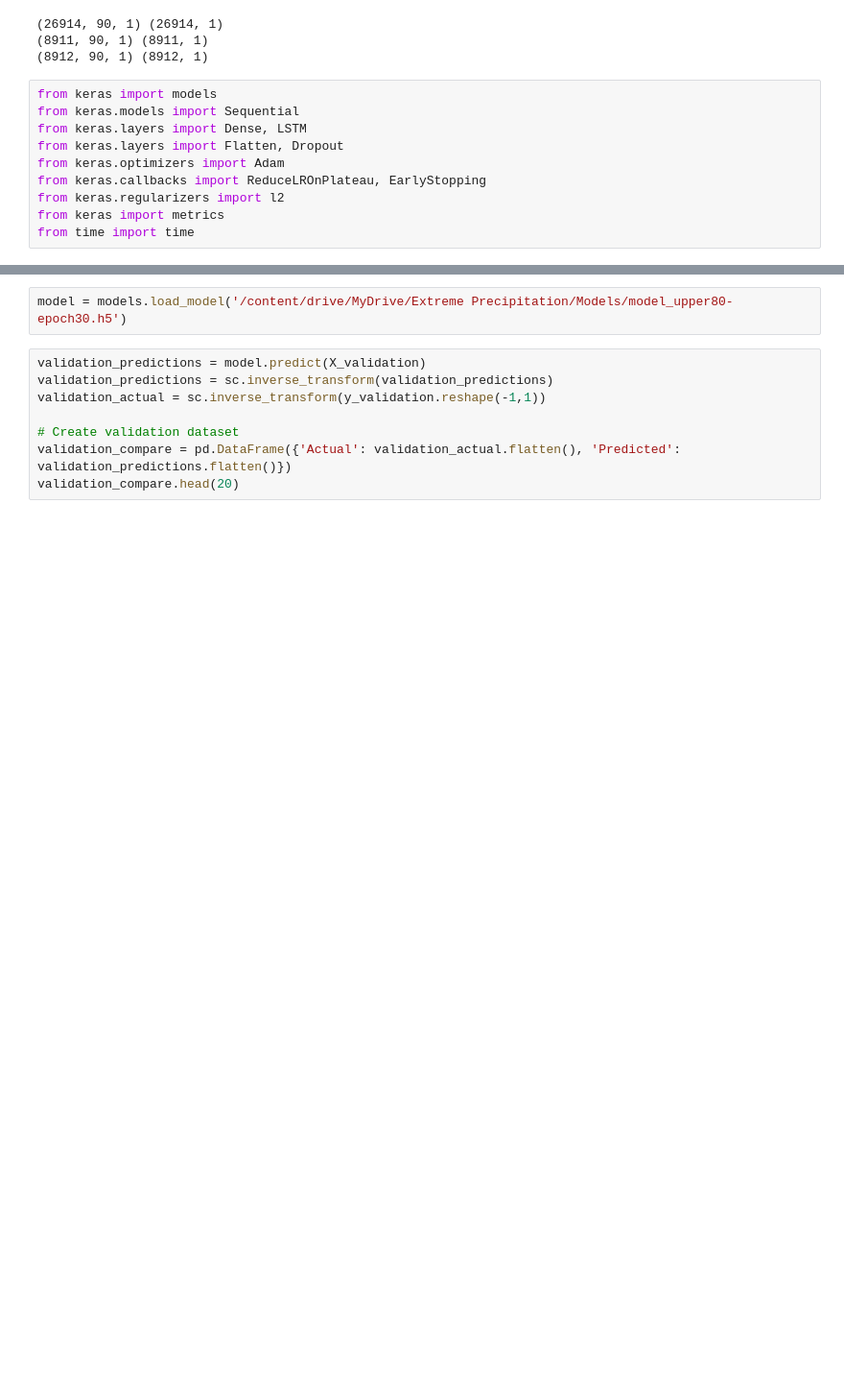
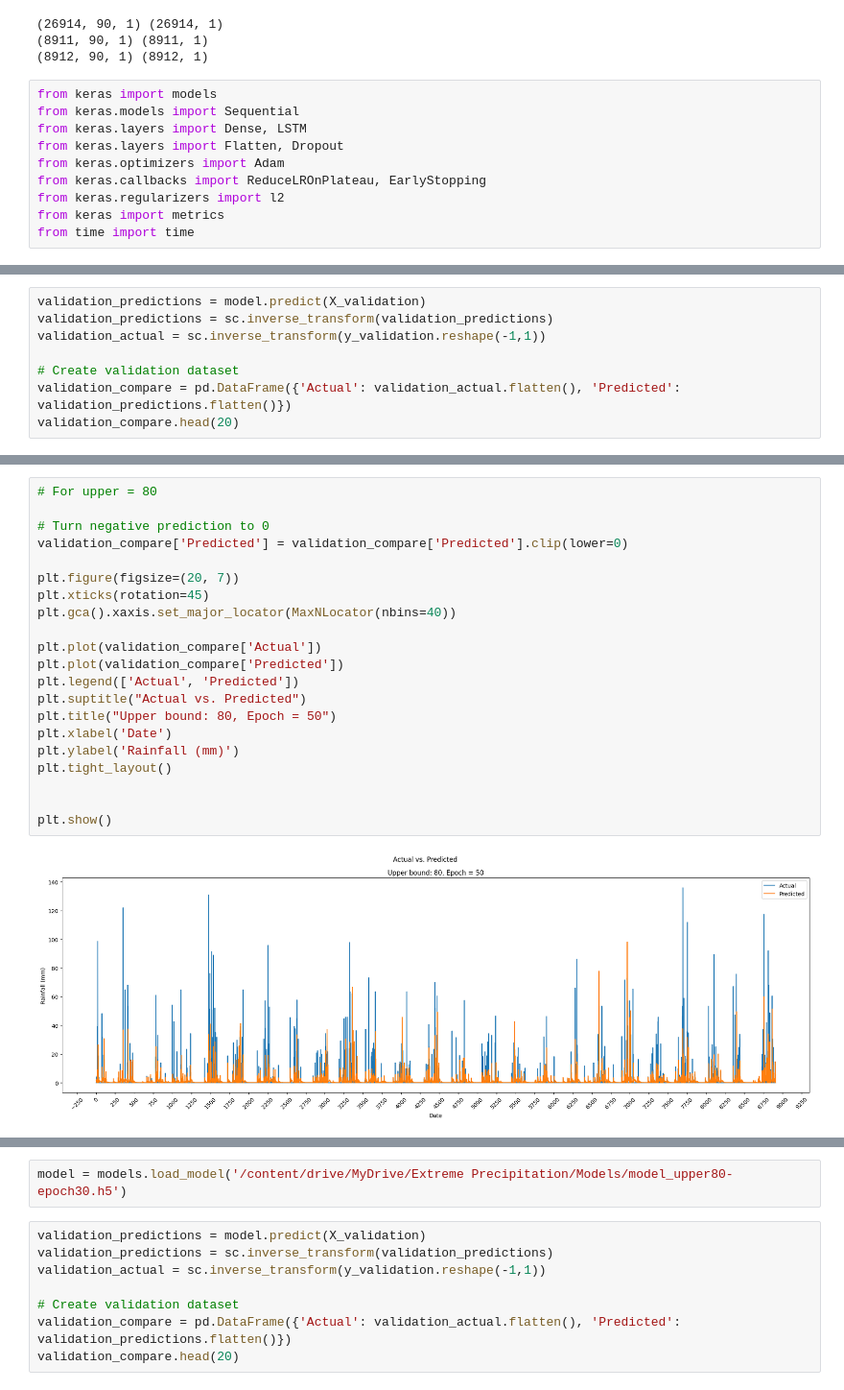
Before and after one commit to pippahtlin/Extreme-Precipitation, a Jupyter notebook: pretrained_univariate_daily.ipynb, the cells around one changed output, grey strips where cells are left out. Shown at 96% size. Drawn from its saved outputs; the diff is of its cells as text; blank space fills up the shorter version.

```diff
--- a/pretrained_univariate_daily.ipynb
+++ b/pretrained_univariate_daily.ipynb
@@ -114,0 +119,8 @@ from time import time
+# %%
+validation_predictions = model.predict(X_validation)
+validation_predictions = sc.inverse_transform(validation_predictions)
+validation_actual = sc.inverse_transform(y_validation.reshape(-1,1))
+
+# Create validation dataset
+validation_compare = pd.DataFrame({'Actual': validation_actual.flatten(), 'Predicted': validation_predictions.flatten()})
+validation_compare.head(20)
@@ -114,0 +146,23 @@ from time import time
+# %%
+# For upper = 80
+
+# Turn negative prediction to 0
+validation_compare['Predicted'] = validation_compare['Predicted'].clip(lower=0)
+
+plt.figure(figsize=(20, 7))
+plt.xticks(rotation=45)
+plt.gca().xaxis.set_major_locator(MaxNLocator(nbins=40))
+
+plt.plot(validation_compare['Actual'])
+plt.plot(validation_compare['Predicted'])
+plt.legend(['Actual', 'Predicted'])
+plt.suptitle("Actual vs. Predicted")
+plt.title("Upper bound: 80, Epoch = 50")
+plt.xlabel('Date')
+plt.ylabel('Rainfall (mm)')
+plt.tight_layout()
+
+
+plt.show()
+# %% [output]
+[figure, added]
```
Also changed, not shown: parts of 17 cells of this notebook.
